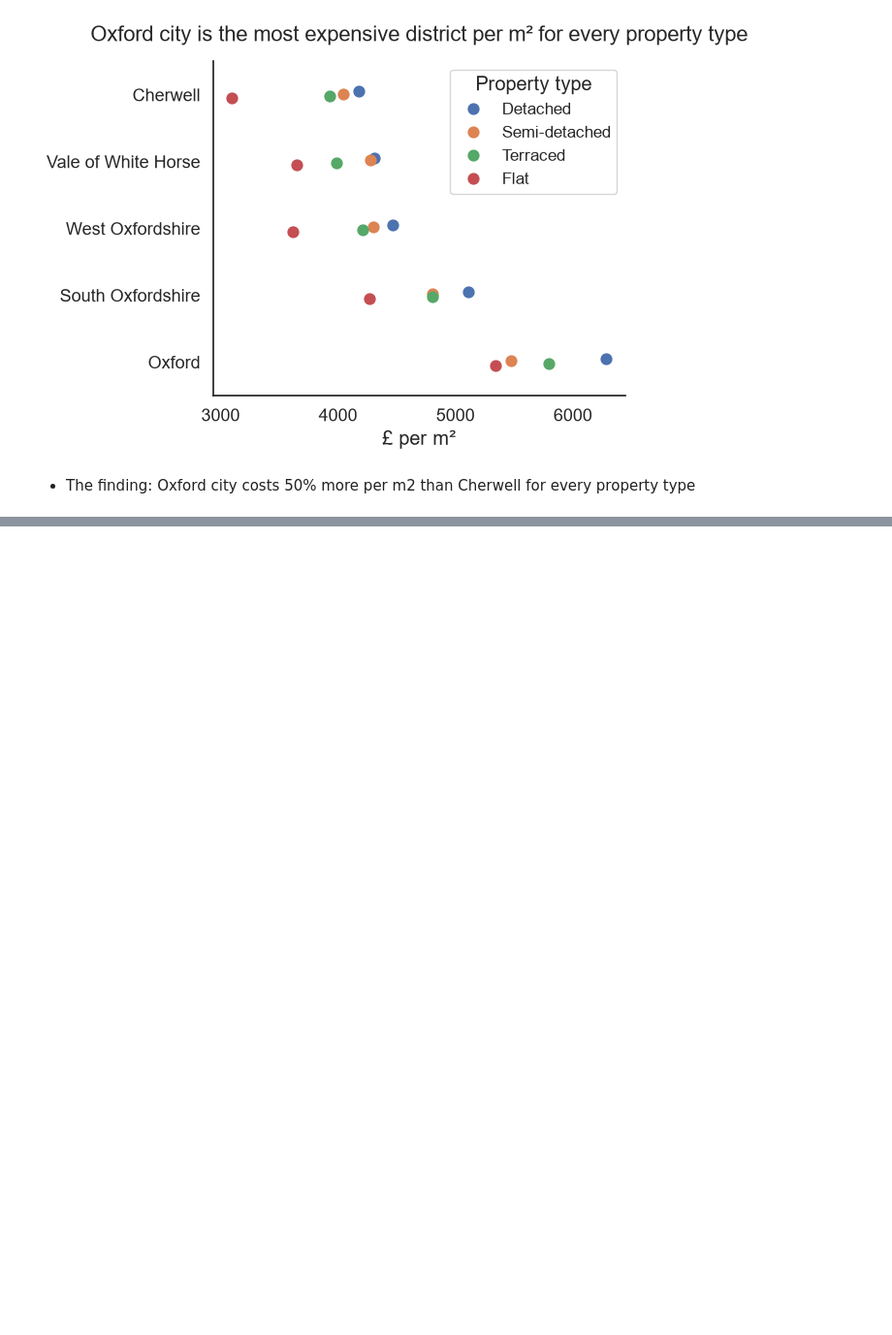
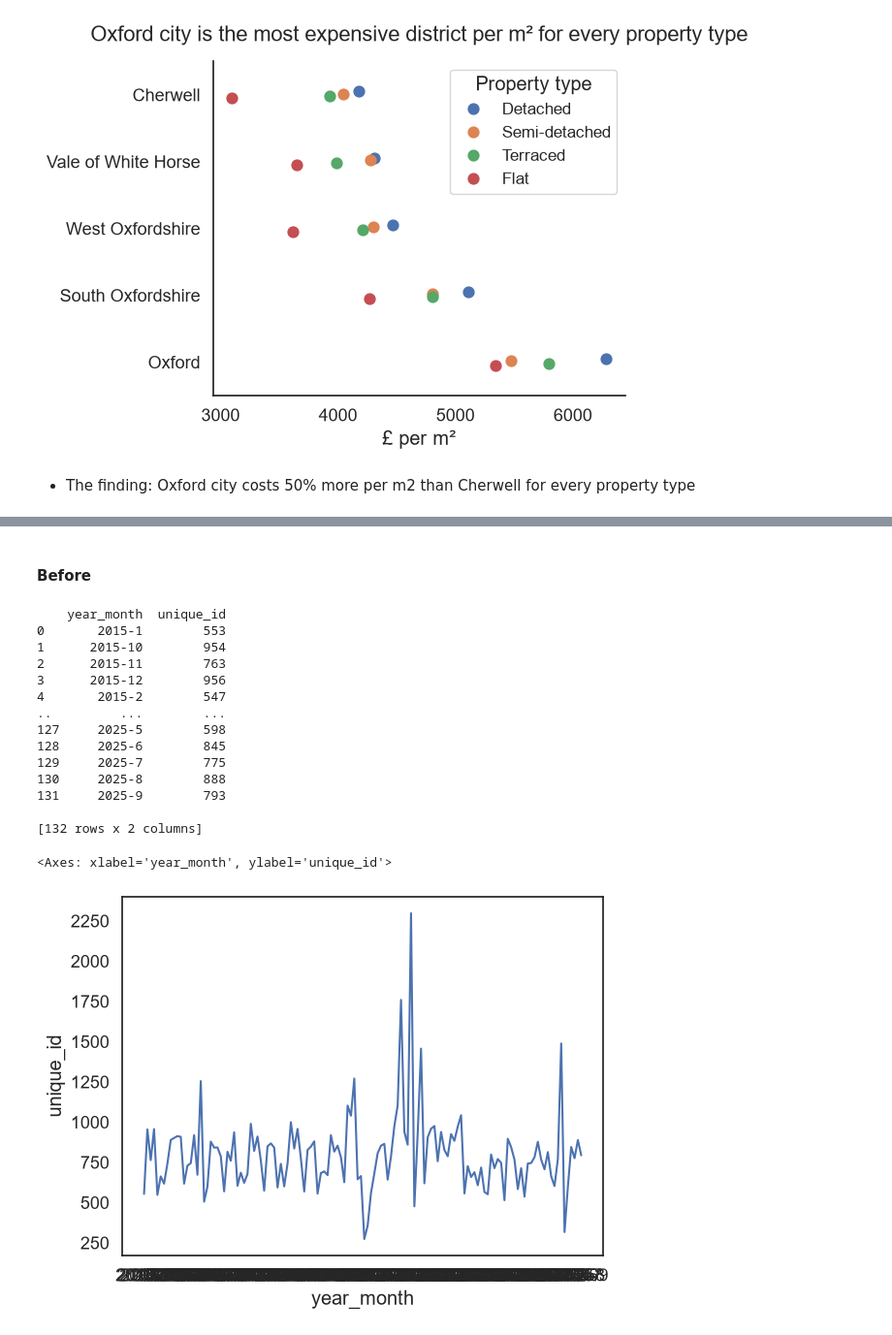
Before and after one commit to TomSCarter/oxfordshire-house-prices-dashboard, a Jupyter notebook: week_12_visuals_dashboards.ipynb, the cells around one changed output, grey strips where cells are left out. Shown at 97% size. Saved outputs shown, nothing was run; the diff lists cells and outputs as text; code cells hidden in the pictures; blank space fills up the shorter version.

```diff
--- a/week_12_visuals_dashboards.ipynb
+++ b/week_12_visuals_dashboards.ipynb
@@ -241,0 +271,26 @@ plt.show()
+# %% [markdown]
+#### Before
+# %%
+cat_a_only['year_month'] = cat_a_only['year'].astype(str) + '-' + cat_a_only['month'].astype(str)
+cat_a_only['year_month'].value_counts()
+
+year_monthly_volume = cat_a_only.groupby(['year_month'])['unique_id'].count().reset_index()
+print(year_monthly_volume)
+sns.lineplot(year_monthly_volume, x='year_month', y='unique_id')
+# %% [output]
+    year_month  unique_id
+0       2015-1        553
+1      2015-10        954
+2      2015-11        763
+3      2015-12        956
+4       2015-2        547
+..         ...        ...
+127     2025-5        598
+128     2025-6        845
+129     2025-7        775
+130     2025-8        888
+131     2025-9        793
+
+[132 rows x 2 columns]
+<Axes: xlabel='year_month', ylabel='unique_id'>
+[figure, added]
```
Also changed, not shown: parts of 8 cells of this notebook, 3 other files.
